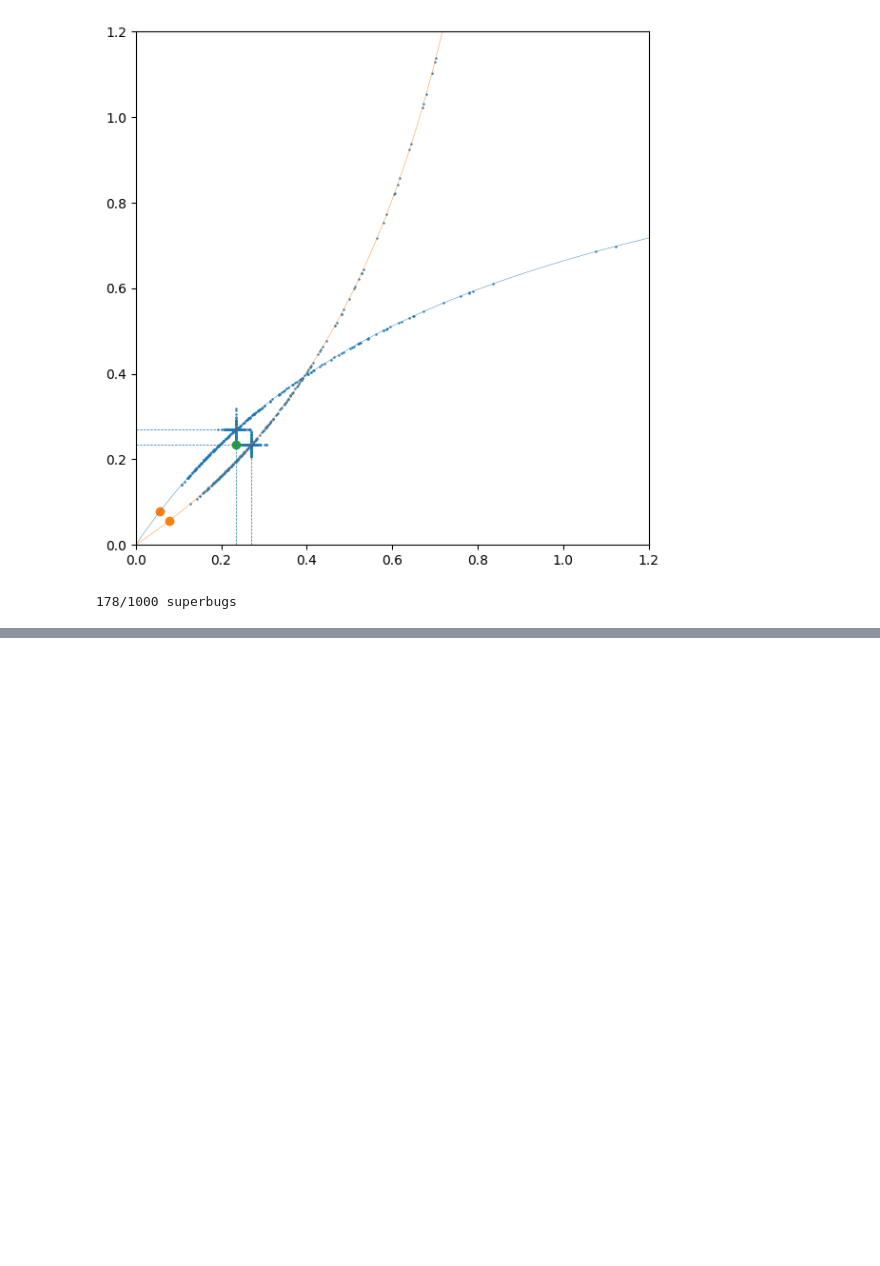
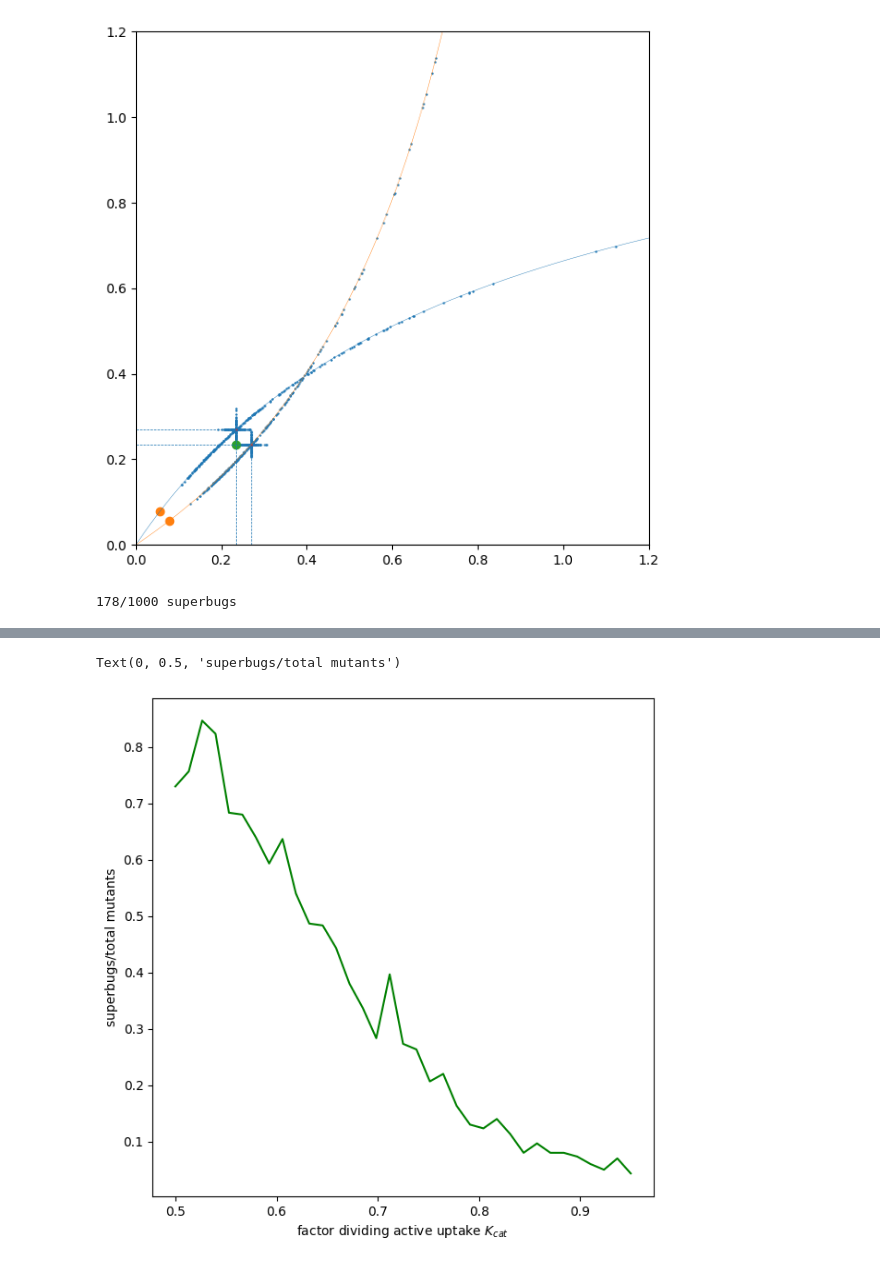
Before and after one commit to porygon-tech/chemostat, a Jupyter notebook: METAB4.ipynb, the cells around one changed output, grey strips where cells are left out. Drawn from its saved outputs; the diff is of its cells as text; code cells hidden in the pictures; blank space fills up the shorter version.

```diff
--- a/METAB4.ipynb
+++ b/METAB4.ipynb
@@ -34,14 +34,15 @@ from chii.aux import *
 In a two-resident setup, simulate many mutants and measure % cases the mutant falls in the superbug category. Repeat this for other scenarios with varying levels of distance between both residents'eta ratios and see if this distance changes consistently the % of superbugs.
 # %%
 #@markdown helper function for this test
-def test_quadrant_invasions(pars, seed=None, pllim = 1.2,plot = True):
+def test_quadrant_invasions(pars, k=500, seed=None, pllim = 1.2,plot = True):
+    # k: times to mutate each resident
     ps_tmp=deepcopy(pars)
     M,S,D,U,T,L,Fn,Ft,Phi,psi,f_n,f_t,_ = ps_tmp.values()
     eta_lock = Fn/(U*d_AR/d_dd-1)
     cstar_OG, _,_,_ = get_c_p_m_star2(ps_tmp)
     # mutate
     rng = gen_rng(seed=seed, verbose=True)
-    k=500 # times to mutate each resident
+
     for parent in (0,1):
         mEffs = formatted_mutEffs(ps_tmp['M'], U_corr, T_corr, U_vars, T_vars, single_molec, single_sector, single_param, rng, nsamples=k) # create mutation effects
         introduce_several_mutants(ps_tmp, parent, mEffs) # much faster
@@ -173,13 +174,12 @@ seed: 562
 [figure]
 178/1000 superbugs
 # %%
-for i
-params2 = deepcopy(params)
-factor = 0.6
-
-params2['U' ][0,0]#*=factor
-params2['U' ][0,1]/=factor
-params2['U' ][1,0]/=factor
-params2['U' ][1,1]#*=factor
-
-case2, is_superbug2 = test_quadrant_invasions(params2,plot=False)
+n_sb = []
+factor_list = np.linspace(0.95,0.5,35)
+k=600
+for factor in factor_list:
+    params2 = deepcopy(params)
+    params2['U' ][0,1]/=factor
+    params2['U' ][1,0]/=factor
+    case2, is_superbug2 = test_quadrant_invasions(params2,plot=False)
+    n_sb.append(is_superbug2.sum()/k*2)
@@ -185,0 +205,10 @@ case2, is_superbug2 = test_quadrant_invasions(params2,plot=False)
+# %%
+#@title Result
+#@markdown % superbug mutants decays with distance of inactive $\eta$ (~unused uptake flux) from the ss concentrations.
+fig, ax = plt.subplots(figsize=(7,7))
+ax.plot(factor_list, n_sb,color='green')
+ax.set_xlabel(r'factor dividing active uptake $K_{cat}$')
+ax.set_ylabel(r'superbugs/total mutants')
+# %% [output]
+Text(0, 0.5, 'superbugs/total mutants')
+[figure, added]
```
Also changed, not shown: parts of 1 cell of this notebook.
